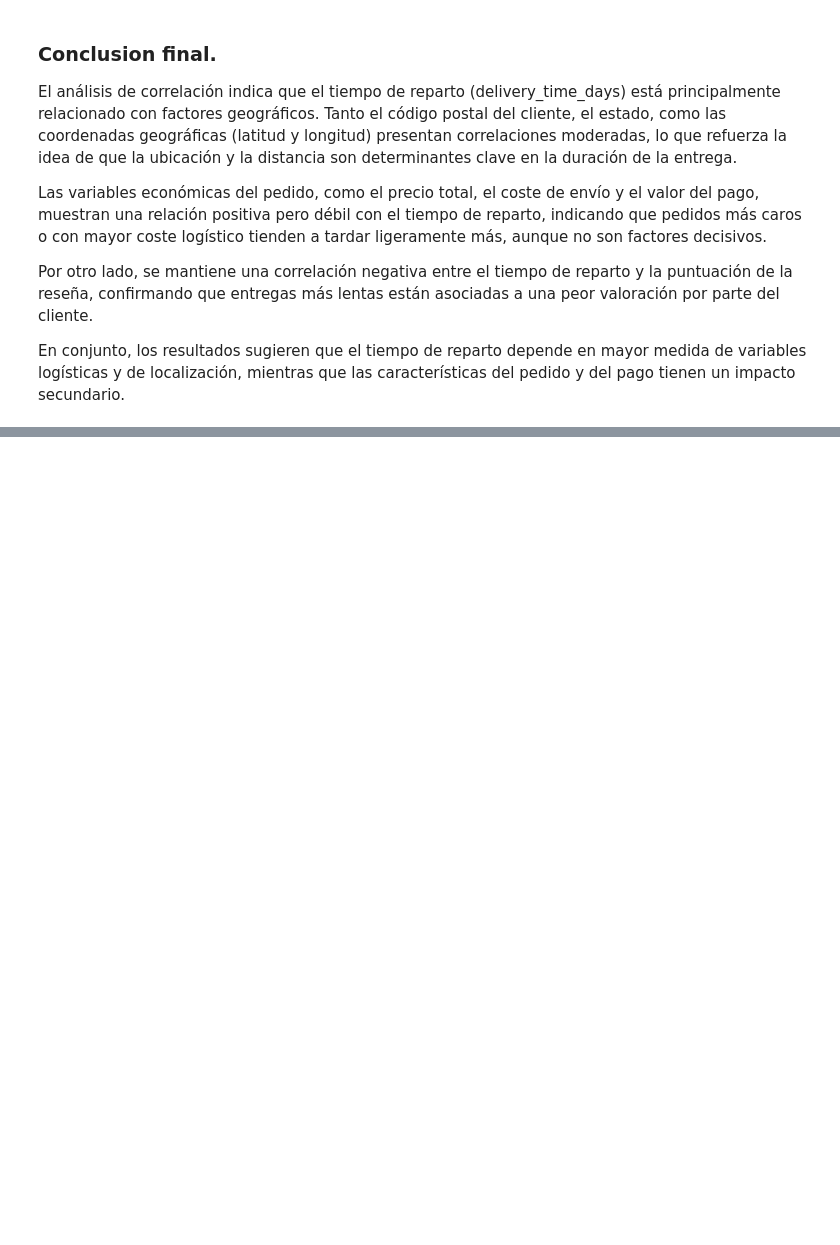
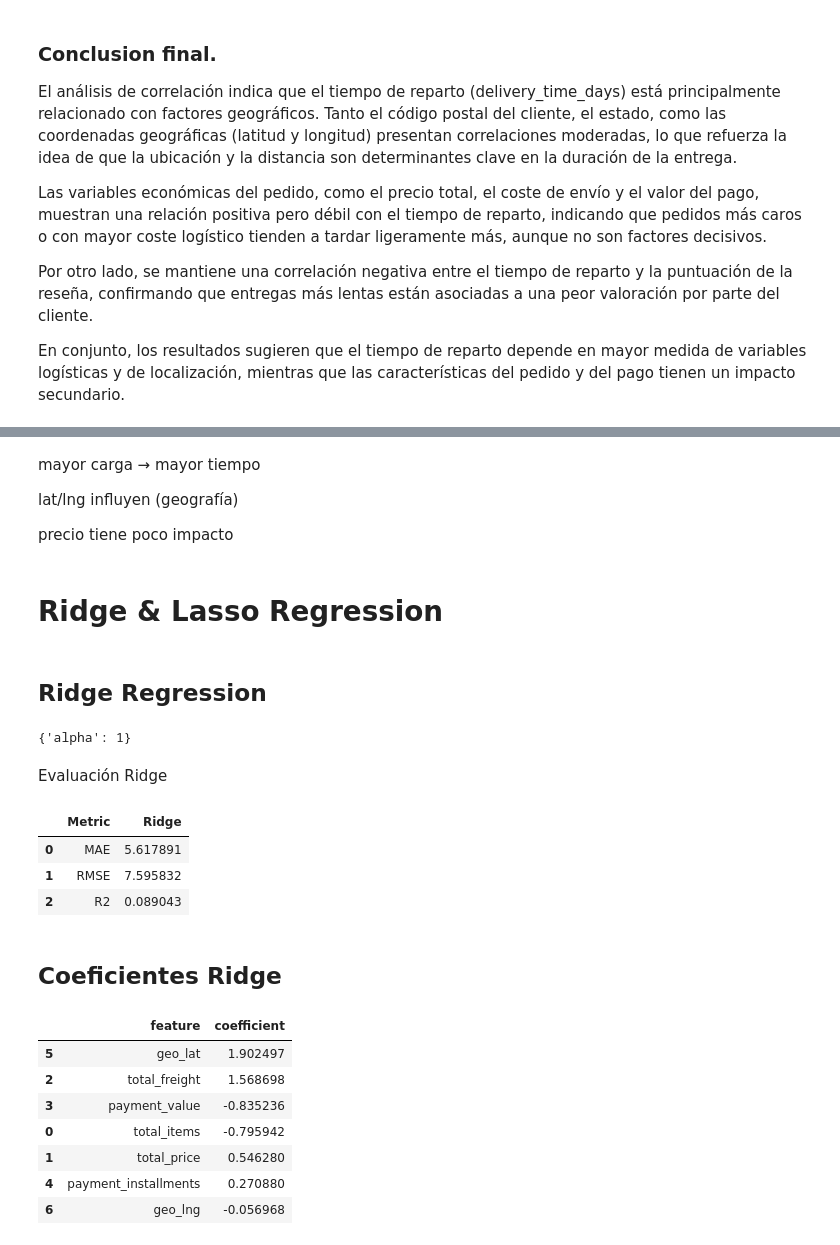
Before and after one commit to 4GeeksAcademy/sp-ml-20-final-project-g5, a Jupyter notebook: notebooks/proyectofinal.ipynb, the cells around one changed output, grey strips where cells are left out. Cells and saved outputs as stored; diff of their text form; code cells hidden in the pictures; blank space fills up the shorter version.

```diff
--- a/notebooks/proyectofinal.ipynb
+++ b/notebooks/proyectofinal.ipynb
@@ -463,0 +533,58 @@ En conjunto, los resultados sugieren que el tiempo de reparto depende en mayor m
+# %% [markdown]
+mayor carga → mayor tiempo
+
+lat/lng influyen (geografía)
+
+precio tiene poco impacto
+# %% [markdown]
+# Ridge & Lasso Regression
+# %% [markdown]
+## Ridge Regression
+# %%
+ridge = Ridge()
+
+param_grid = {"alpha": [0.01, 0.1, 1, 10, 100]}
+
+ridge_cv = GridSearchCV(ridge,
+                        param_grid,
+                        cv=5,
+                        scoring="neg_mean_absolute_error")
+
+ridge_cv.fit(X_train_scaled, y_train)
+
+ridge_best = ridge_cv.best_estimator_
+ridge_cv.best_params_
+# %% [output]
+{'alpha': 1}
+# %% [markdown]
+Evaluación Ridge
+# %%
+y_pred_ridge = ridge_best.predict(X_test_scaled)
+
+ridge_metrics = pd.DataFrame({
+    "Metric": ["MAE", "RMSE", "R2"],
+    "Ridge": [mean_absolute_error(y_test, y_pred_ridge),
+              np.sqrt(mean_squared_error(y_test, y_pred_ridge)),
+              r2_score(y_test, y_pred_ridge)]})
+
+ridge_metrics
+# %% [output]
+|  | Metric | Ridge |
+| 0 | MAE | 5.617891 |
+| 1 | RMSE | 7.595832 |
+| 2 | R2 | 0.089043 |
+# %% [markdown]
+## Coeficientes Ridge
+# %%
+ridge_coef = (pd.DataFrame({"feature": features,"coefficient": ridge_best.coef_}).sort_values(by="coefficient", key=abs, ascending=False))
+
+ridge_coef
+# %% [output]
+|  | feature | coefficient |
+| 5 | geo_lat | 1.902497 |
+| 2 | total_freight | 1.568698 |
+| 3 | payment_value | -0.835236 |
+| 0 | total_items | -0.795942 |
+| 1 | total_price | 0.546280 |
+| 4 | payment_installments | 0.270880 |
+| 6 | geo_lng | -0.056968 |
```
Also changed, not shown: parts of 38 cells of this notebook.
